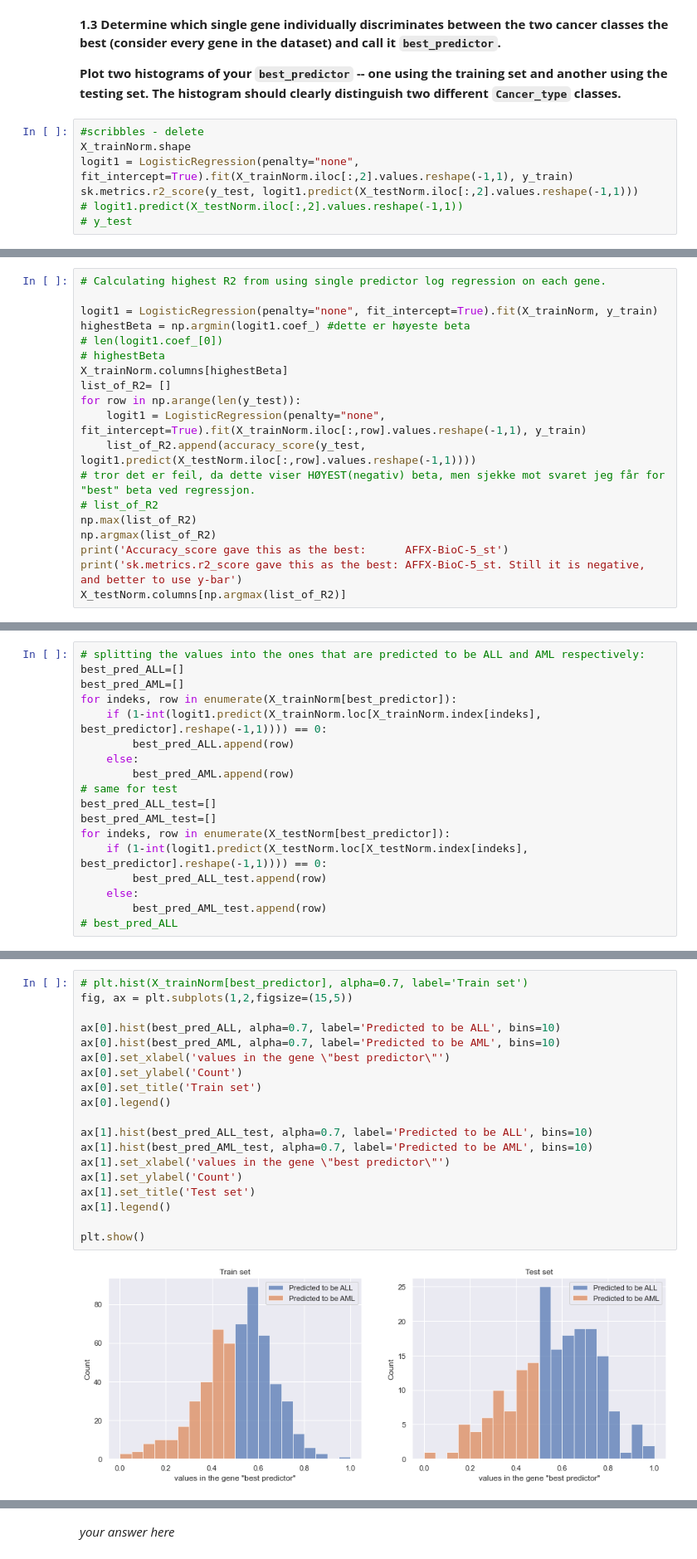
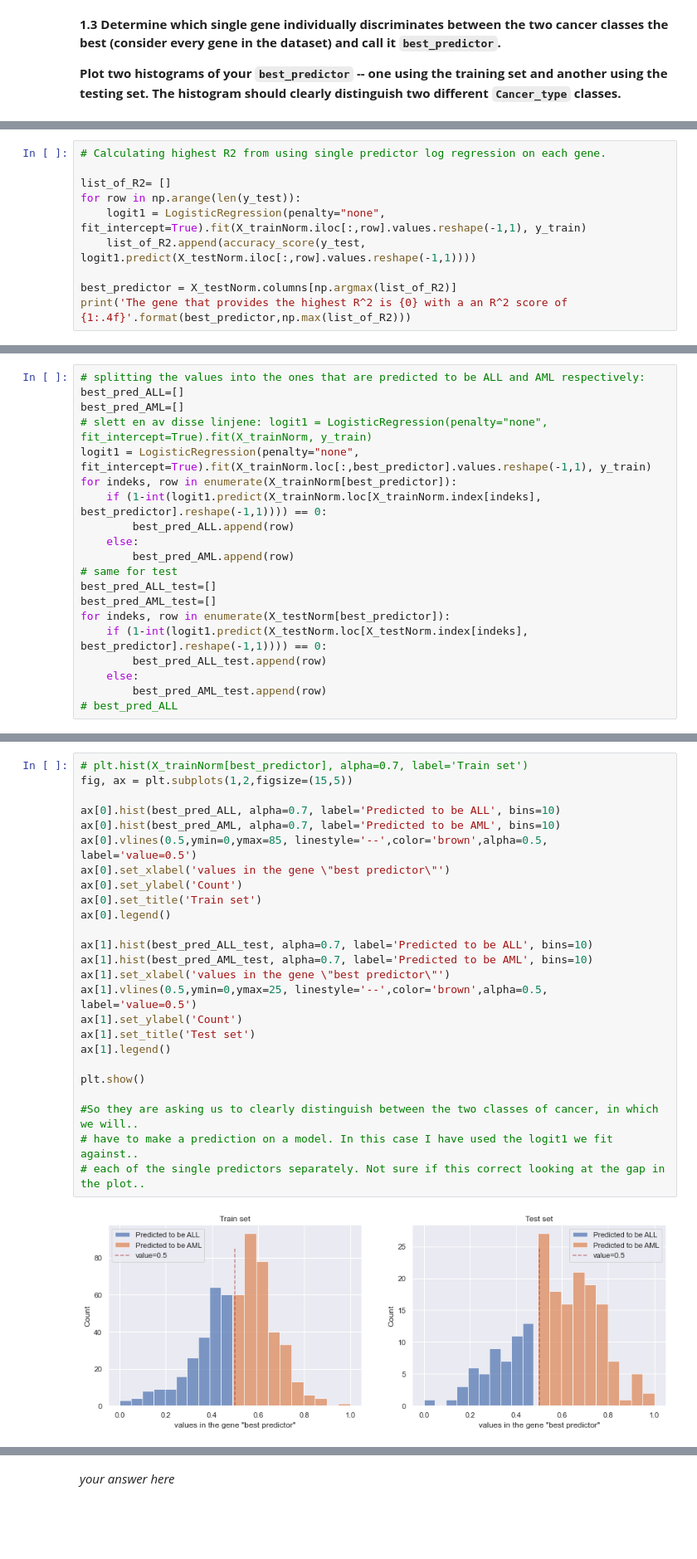
Before and after one commit to kkvalsvik/DataScience_cs109a_Harvard, a Jupyter notebook: cs_s109a_hw4.ipynb, the cells around one changed output, grey strips where cells are left out. Shown at 83% size. Saved outputs shown, nothing was run; the diff lists cells and outputs as text; blank space fills up the shorter version.

Commit message:
Add files via upload
Nettopp endret halvparten av oppgavene til å bruke accuracy_score istedenfor r2_score. Skal gjøre det på resten av oppg2 og 1 nå.

```diff
--- a/cs_s109a_hw4.ipynb
+++ b/cs_s109a_hw4.ipynb
@@ -168,10 +148,3 @@ Other problems that can arise with high dimentionality are that matrices may not
 **1.3 Determine which single gene individually discriminates between the two cancer classes the best (consider every gene in the dataset) and call it `best_predictor`.**
 
 **Plot two histograms of your `best_predictor` -- one using the training set and another using the testing set. The histogram should clearly distinguish two different `Cancer_type` classes.**
-# %%
-#scribbles - delete
-X_trainNorm.shape
-logit1 = LogisticRegression(penalty="none", fit_intercept=True).fit(X_trainNorm.iloc[:,2].values.reshape(-1,1), y_train)
-sk.metrics.r2_score(y_test, logit1.predict(X_testNorm.iloc[:,2].values.reshape(-1,1)))
-# logit1.predict(X_testNorm.iloc[:,2].values.reshape(-1,1))
-# y_test
@@ -180,20 +151,11 @@ sk.metrics.r2_score(y_test, logit1.predict(X_testNorm.iloc[:,2].values.reshape(-
 # %%
 # Calculating highest R2 from using single predictor log regression on each gene.
 
-logit1 = LogisticRegression(penalty="none", fit_intercept=True).fit(X_trainNorm, y_train)
-highestBeta = np.argmin(logit1.coef_) #dette er høyeste beta
-# len(logit1.coef_[0])
-# highestBeta
-X_trainNorm.columns[highestBeta]
 list_of_R2= []
 for row in np.arange(len(y_test)):
     logit1 = LogisticRegression(penalty="none", fit_intercept=True).fit(X_trainNorm.iloc[:,row].values.reshape(-1,1), y_train)
     list_of_R2.append(accuracy_score(y_test, logit1.predict(X_testNorm.iloc[:,row].values.reshape(-1,1))))
-# tror det er feil, da dette viser HØYEST(negativ) beta, men sjekke mot svaret jeg får for "best" beta ved regressjon.
-# list_of_R2
-np.max(list_of_R2)
-np.argmax(list_of_R2)
-print('Accuracy_score gave this as the best:      AFFX-BioC-5_st')
-print('sk.metrics.r2_score gave this as the best: AFFX-BioC-5_st. Still it is negative, and better to use y-bar')
-X_testNorm.columns[np.argmax(list_of_R2)]
+
+best_predictor = X_testNorm.columns[np.argmax(list_of_R2)]
+print('The gene that provides the highest R^2 is {0} with a an R^2 score of {1:.4f}'.format(best_predictor,np.max(list_of_R2)))
 # %% [output]
@@ -204,6 +164,8 @@ sk.metrics.r2_score gave this as the best: AFFX-BioC-5_st. Still it is negative,
 # splitting the values into the ones that are predicted to be ALL and AML respectively:
 best_pred_ALL=[]
 best_pred_AML=[]
+# slett en av disse linjene: logit1 = LogisticRegression(penalty="none", fit_intercept=True).fit(X_trainNorm, y_train)
+logit1 = LogisticRegression(penalty="none", fit_intercept=True).fit(X_trainNorm.loc[:,best_predictor].values.reshape(-1,1), y_train)
 for indeks, row in enumerate(X_trainNorm[best_predictor]):
     if (1-int(logit1.predict(X_trainNorm.loc[X_trainNorm.index[indeks], best_predictor].reshape(-1,1)))) == 0:
         best_pred_ALL.append(row)
@@ -234,21 +183,27 @@ for indeks, row in enumerate(X_testNorm[best_predictor]):
 # %%
 # plt.hist(X_trainNorm[best_predictor], alpha=0.7, label='Train set')
 fig, ax = plt.subplots(1,2,figsize=(15,5))
 
 ax[0].hist(best_pred_ALL, alpha=0.7, label='Predicted to be ALL', bins=10)
 ax[0].hist(best_pred_AML, alpha=0.7, label='Predicted to be AML', bins=10)
+ax[0].vlines(0.5,ymin=0,ymax=85, linestyle='--',color='brown',alpha=0.5, label='value=0.5')
 ax[0].set_xlabel('values in the gene \"best predictor\"')
 ax[0].set_ylabel('Count')
 ax[0].set_title('Train set')
 ax[0].legend()
 
 ax[1].hist(best_pred_ALL_test, alpha=0.7, label='Predicted to be ALL', bins=10)
 ax[1].hist(best_pred_AML_test, alpha=0.7, label='Predicted to be AML', bins=10)
 ax[1].set_xlabel('values in the gene \"best predictor\"')
+ax[1].vlines(0.5,ymin=0,ymax=25, linestyle='--',color='brown',alpha=0.5, label='value=0.5')
 ax[1].set_ylabel('Count')
 ax[1].set_title('Test set')
 ax[1].legend()
 
 plt.show()
+
+#So they are asking us to clearly distinguish between the two classes of cancer, in which we will..
+# have to make a prediction on a model. In this case I have used the logit1 we fit against..
+# each of the single predictors separately. Not sure if this correct looking at the gap in the plot..
 # %% [output]
-[figure, old version]
+[figure, new version]
```
Also changed, not shown: parts of 21 cells of this notebook.
